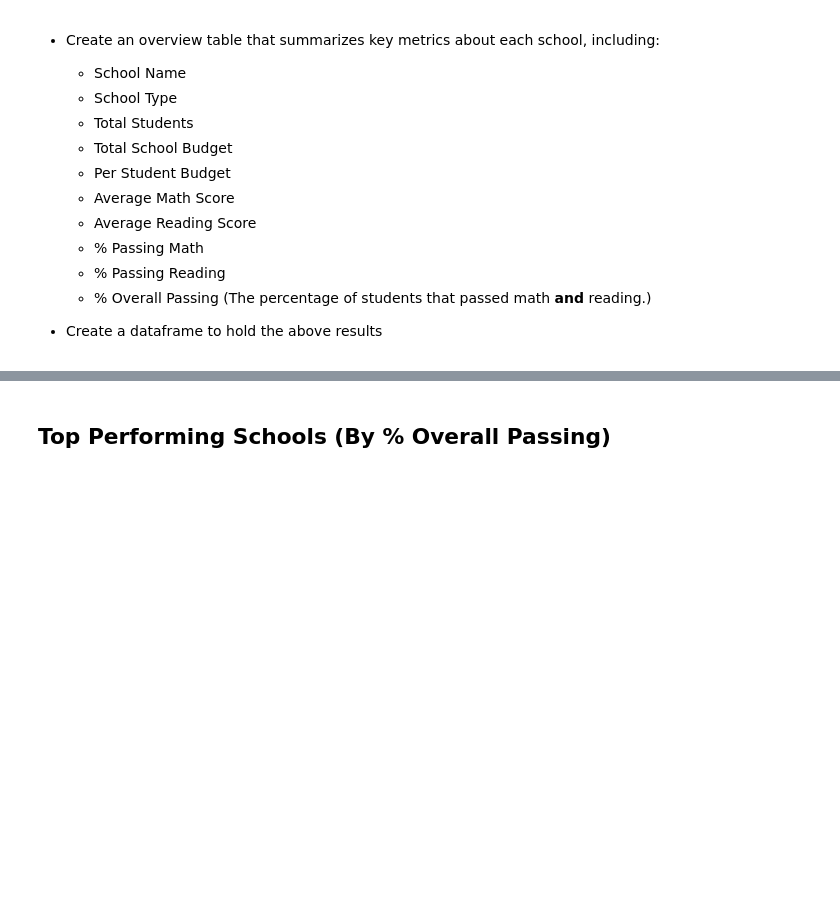
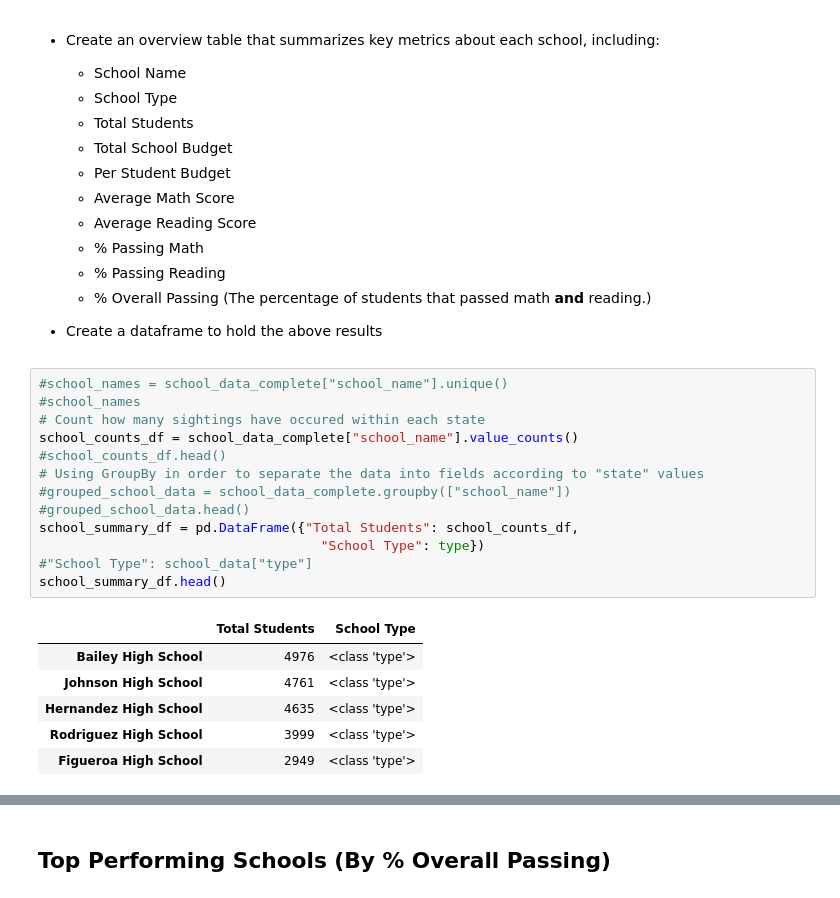
Before and after one commit to AmyWagarCinch/pandas-challenge, a Jupyter notebook: PyCitySchools_starter.ipynb, the cells around one changed output, grey strips where cells are left out. Saved outputs shown, nothing was run; the diff lists cells and outputs as text; blank space fills up the shorter version.

```diff
--- a/PyCitySchools_starter.ipynb
+++ b/PyCitySchools_starter.ipynb
@@ -99,3 +99,23 @@ school_summary
   * % Overall Passing (The percentage of students that passed math **and** reading.)
 
 * Create a dataframe to hold the above results
+# %%
+#school_names = school_data_complete["school_name"].unique()
+#school_names
+# Count how many sightings have occured within each state
+school_counts_df = school_data_complete["school_name"].value_counts()
+#school_counts_df.head()
+# Using GroupBy in order to separate the data into fields according to "state" values
+#grouped_school_data = school_data_complete.groupby(["school_name"])
+#grouped_school_data.head()
+school_summary_df = pd.DataFrame({"Total Students": school_counts_df,
+                                    "School Type": type})
+#"School Type": school_data["type"]
+school_summary_df.head()
+# %% [output]
+|  | Total Students | School Type |
+| Bailey High School | 4976 | <class 'type'> |
+| Johnson High School | 4761 | <class 'type'> |
+| Hernandez High School | 4635 | <class 'type'> |
+| Rodriguez High School | 3999 | <class 'type'> |
+| Figueroa High School | 2949 | <class 'type'> |
```
Also changed, not shown: parts of 4 cells of this notebook.
